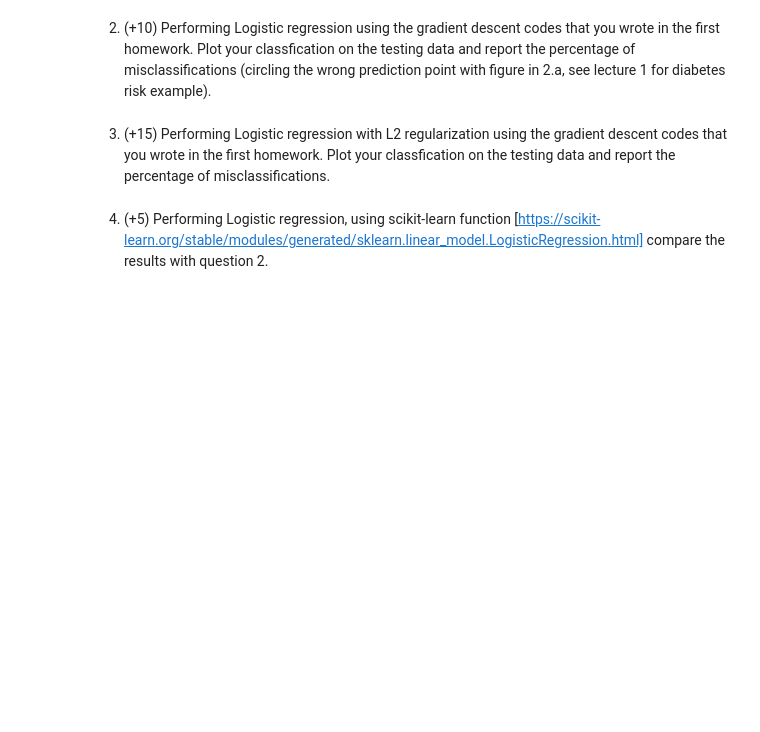
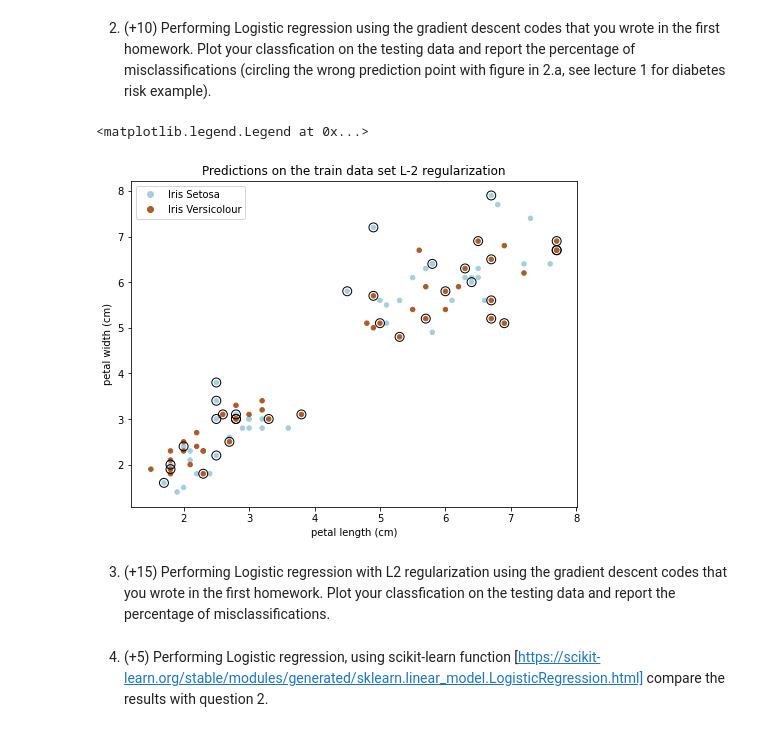
Before and after one commit to nguyenvanhaibk92/Fa22---INTRO-TO-MACHINE-LEARNING, a Jupyter notebook: Assignments_and_Exams/Assignment_2 solutions_final.ipynb, the cells around one changed output. Saved outputs shown, nothing was run; the diff lists cells and outputs as text; code cells hidden in the pictures; blank space fills up the shorter version.

```diff
--- a/Assignments_and_Exams/Assignment_2 solutions_final.ipynb
+++ b/Assignments_and_Exams/Assignment_2 solutions_final.ipynb
@@ -396,3 +433,16 @@ where $\eta_n$ is the learning rate.
+# %%
+index_error = (y_pred - y_holdout).flatten() != 0
+
+plt.figure(figsize=(8,6))
+p1 = plt.scatter(X_holdout[2,:], X_holdout[3,:], alpha=1, c=y_holdout, cmap='Paired', s=20)
+plt.scatter(X_holdout[2, index_error], X_holdout[3, index_error], marker='o', s=80, facecolors='none', edgecolors='k')
+plt.ylabel("petal width (cm)")
+plt.xlabel("petal length (cm)")
+plt.title("Predictions on the train data set L-2 regularization")
+plt.legend(handles=p1.legend_elements()[0], labels=['Iris Setosa', 'Iris Versicolour', 'Iris Virginica'])
+# %% [output]
+<matplotlib.legend.Legend at 0x...>
+[figure, added]
 # %% [markdown]
 3. (+15) Performing Logistic regression with L2 regularization using the gradient descent codes that you wrote in the first homework. Plot your classfication on the testing data and report the percentage of misclassifications.
 # %% [markdown]
```
Also changed, not shown: parts of 7 cells of this notebook, 3 other files.
